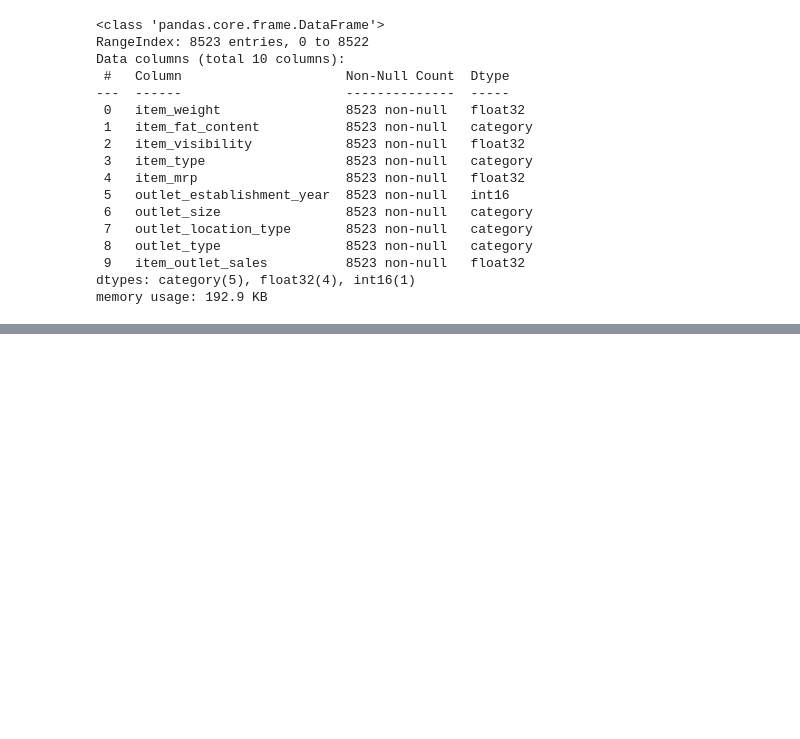
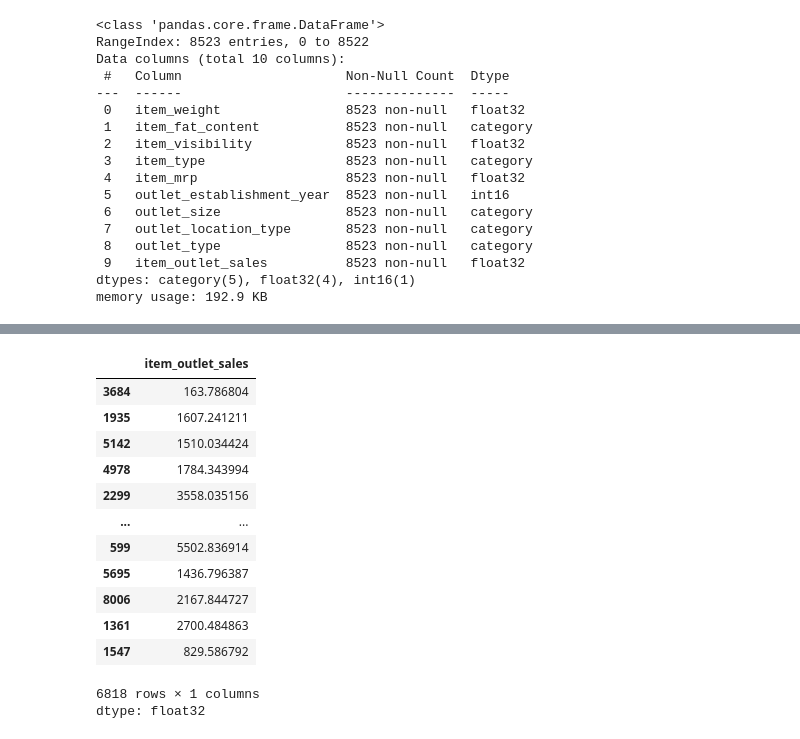
Before and after one commit to dhanihaneesha/Retailscope, a Jupyter notebook: RetailScope.ipynb, the cells around one changed output, grey strips where cells are left out. Cells and saved outputs as stored; diff of their text form; code cells hidden in the pictures; blank space fills up the shorter version.

```diff
--- a/RetailScope.ipynb
+++ b/RetailScope.ipynb
@@ -356,0 +447,17 @@ memory usage: 192.9 KB
+# %%
+Y_train
+# %% [output]
+|  | item_outlet_sales |
+| 3684 | 163.786804 |
+| 1935 | 1607.241211 |
+| 5142 | 1510.034424 |
+| 4978 | 1784.343994 |
+| 2299 | 3558.035156 |
+| ... | ... |
+| 599 | 5502.836914 |
+| 5695 | 1436.796387 |
+| 8006 | 2167.844727 |
+| 1361 | 2700.484863 |
+| 1547 | 829.586792 |
+6818 rows × 1 columns
+dtype: float32
```
Also changed, not shown: parts of 29 cells of this notebook.
